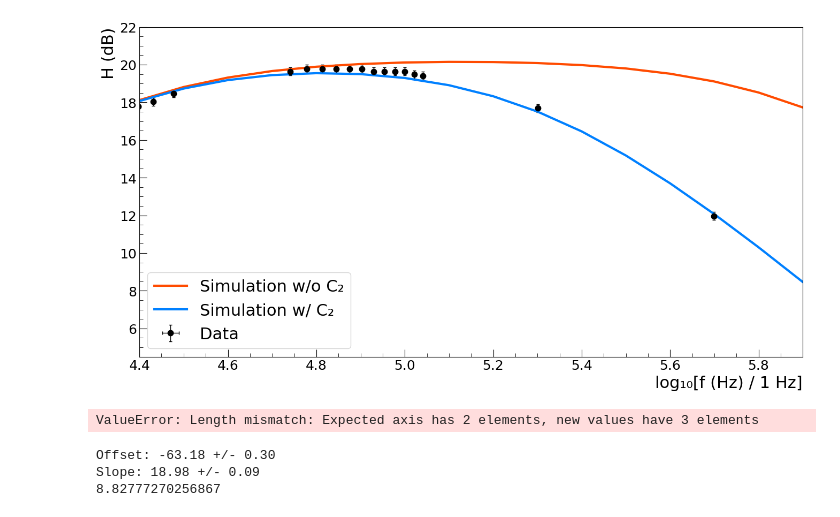
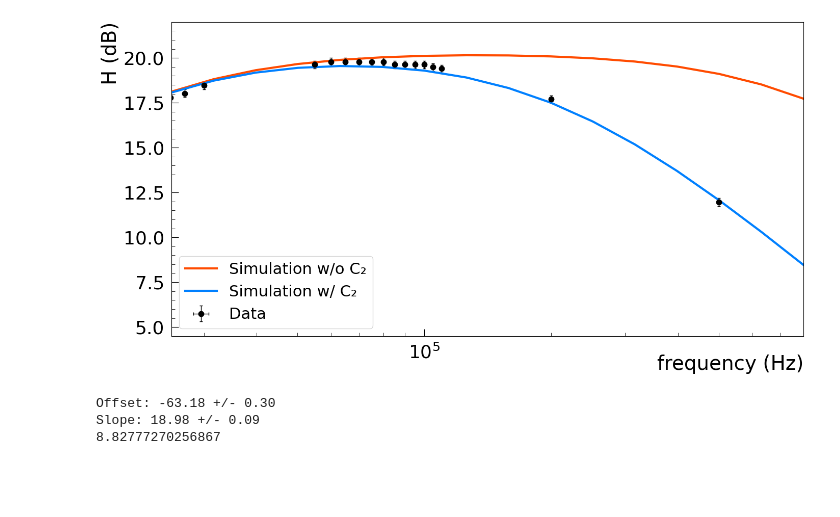
Before and after one commit to niklai99/physics_laboratory_2020_2021, a Jupyter notebook: AMPLIFICATORI OPERAZIONALI/Python/Diff - Simulations.ipynb, the cells around one changed output. Saved outputs shown, nothing was run; the diff lists cells and outputs as text; code cells hidden in the pictures; blank space fills up the shorter version.

Commit message:
Revised Report

```diff
--- a/AMPLIFICATORI OPERAZIONALI/Python/Diff - Simulations.ipynb
+++ b/AMPLIFICATORI OPERAZIONALI/Python/Diff - Simulations.ipynb
@@ -27,5 +41,0 @@ sim2.columns = ['dec', 'H (dB)']
-# %%
-data.drop('err X', axis='columns', inplace=True)
-# %%
-sim2['dec'] = np.log10(sim2['dec'])
-sim2
@@ -51,53 +43,45 @@ sim2
 # FIG SETTINGS AND AXES
 fig = plt.figure(figsize=(16,8))
 ax1 = fig.add_subplot(1, 1, 1)
 
 # PLOT DATA
-ax1.errorbar(data['dec'], data['H (dB)'], xerr=0, yerr=data['err H'], marker = '.',
+ax1.errorbar(data['freq (Hz)'], data['H (dB)'], xerr=0, yerr=data['sigma H (dB)'], marker = '.',
              elinewidth=1, color = '#000000', linewidth=0, capsize=2, label = 'Data', markersize = 15)
 
 # PLOT SIMULATION WITHOUT C
-ax1.plot(sim['dec'], sim['H (dB)'], color = '#FF4B00', linewidth = 3, label = 'Simulation w/o C\u2082')
+ax1.plot(sim['f'], sim['H'], color = '#FF4B00', linewidth = 3, label = 'Simulation w/o C\u2082')
 
 # PLOT SIMULATION WITH C
-ax1.plot(sim2['dec'], sim2['H (dB)'], color = '#0080ff', linewidth = 3, label = 'Simulation w/ C\u2082')
+ax1.plot(sim2['f'], sim2['H'], color = '#0080ff', linewidth = 3, label = 'Simulation w/ C\u2082')
 
 # AXIS LABELS
-ax1.set_xlabel('log\u2081\u2080[f (Hz) / 1 Hz]', fontsize = 22, loc = 'right')
-ax1.set_ylabel('H (dB)', fontsize = 22, loc = 'top')
+ax1.set_xlabel('frequency (Hz)', fontsize = 28, loc = 'right', labelpad = -10)
+ax1.set_ylabel('H (dB)', fontsize = 28, loc = 'top')
 
 
 # AXIS TICKS
-ax1.tick_params(axis = 'both', which = 'major', labelsize = 18, direction = 'in', length = 10)
-ax1.tick_params(axis = 'both', which = 'minor', labelsize = 18, direction = 'in', length = 5)
+ax1.tick_params(axis = 'both', which = 'major', labelsize = 26, direction = 'in', length = 10, pad = 10)
+ax1.tick_params(axis = 'both', which = 'minor', labelsize = 26, direction = 'in', length = 5)
 ax1.set_xticks(ticks = ax1.get_xticks(), minor = True)
 ax1.set_yticks(ticks = ax1.get_yticks(), minor = True)
 ax1.minorticks_on()
 
 
 # PLOT RANGE
-ax1.set_xlim(left = 4.4, right = 5.9)
+ax1.set_xlim(left = 10**4.4, right = 10**5.9)
 ax1.set_ylim(bottom = 4.5, top = 22)
+
+ax1.set_xscale('log')
 
 # MAKE LEGEND
 ax1.legend(loc = 'best', prop = {'size': 22})
 
 # SAVE FIGURE
-fig.savefig('../Plots/Report_Plots/diff_sim_comp.png', dpi = 300)
+#fig.savefig('../Plots/Report_Plots/diff_sim_comp.png', dpi = 300, facecolor = 'white')
 
 plt.show()
 # %% [output]
-[figure, old version]
+[figure, new version]
-# %%
-file = '../Data/data_differentiator_bode_r.txt'
-
-data = pd.read_csv(file, sep = '\t', index_col = False, header = None)
-data.index = np.arange(1, len(data)+1)
-data.columns = ['dec', 'H (dB)', 'err H']
-data_fit = data.iloc[:3, :]
-data_fit
-# %% [output]
-ValueError: Length mismatch: Expected axis has 2 elements, new values have 3 elements
 # %%
 # LINEAR FUCTION
 def lin(x, a, b):
```
Also changed, not shown: parts of 2 cells of this notebook, 10 other files.
